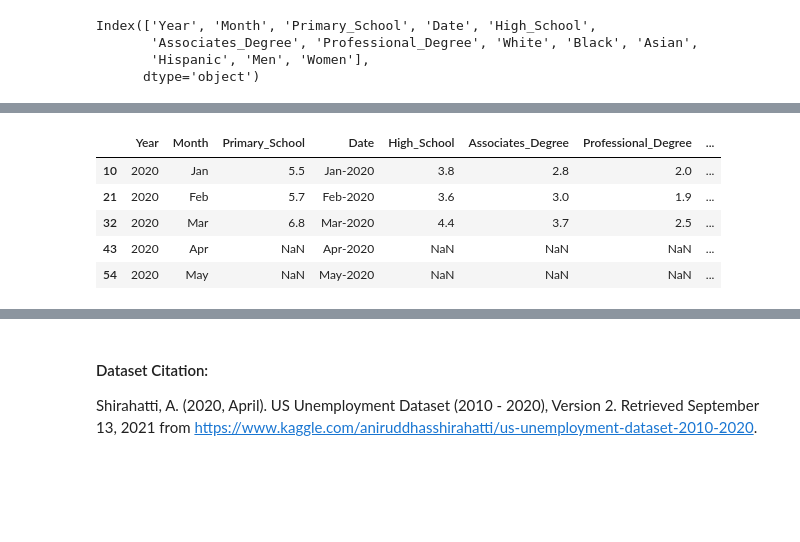
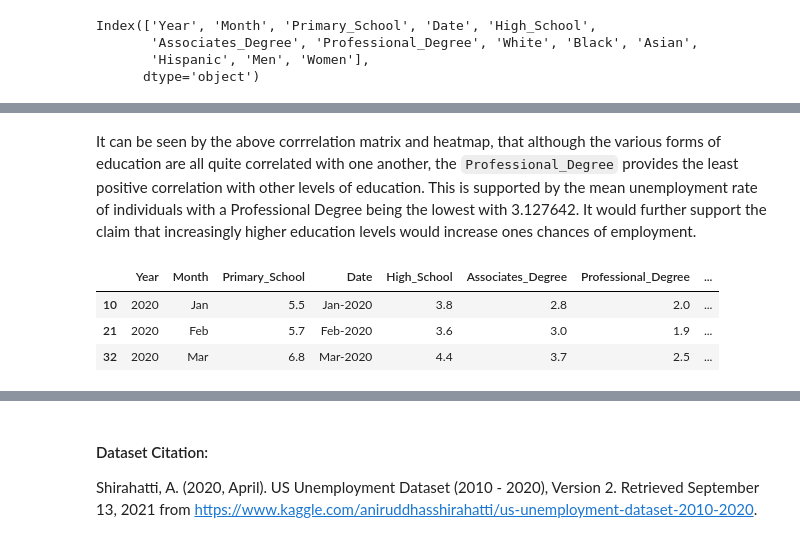
Before and after one commit to ibrahimabubaker/Job_Market_Analysis, a Jupyter notebook: index.ipynb, the cells around one changed output, grey strips where cells are left out. Drawn from its saved outputs; the diff is of its cells as text; code cells hidden in the pictures; blank space fills up the shorter version.

````diff
--- a/index.ipynb
+++ b/index.ipynb
@@ -69,12 +90,15 @@ df.boxplot(column = ['Primary_School', 'High_School', 'Associates_Degree', 'Prof
+# %% [markdown]
+It can be seen by the above corrrelation matrix and heatmap, that although the various forms of education are all quite correlated with one another, the ```Professional_Degree``` provides the least positive correlation with other levels of education. This is supported by the mean unemployment rate of individuals with a Professional Degree being the lowest with 3.127642. It would further support the claim that increasingly higher education levels would increase ones chances of employment.
 # %%
-# Filter for unemployment rates in the year 2020 for Jan-March and make a time series graph!
+# Filter for unemployment rates in the year 2020 for Jan-March
 is_2020 = df['Year'] == 2020
 unmp_2020 = df[is_2020]
-unmp_2020.head()
+
+# Remove months that contain invalid (NaN/null) unemployment rates
+cleaned_unmp_2020 = unmp_2020.dropna()
+cleaned_unmp_2020.head()
 # %% [output]
 |  | Year | Month | Primary_School | Date | High_School | Associates_Degree | Professional_Degree | ... |
 | 10 | 2020 | Jan | 5.5 | Jan-2020 | 3.8 | 2.8 | 2.0 | ... |
 | 21 | 2020 | Feb | 5.7 | Feb-2020 | 3.6 | 3.0 | 1.9 | ... |
 | 32 | 2020 | Mar | 6.8 | Mar-2020 | 4.4 | 3.7 | 2.5 | ... |
-| 43 | 2020 | Apr | NaN | Apr-2020 | NaN | NaN | NaN | ... |
-| 54 | 2020 | May | NaN | May-2020 | NaN | NaN | NaN | ... |
````
Also changed, not shown: parts of 9 cells of this notebook.
